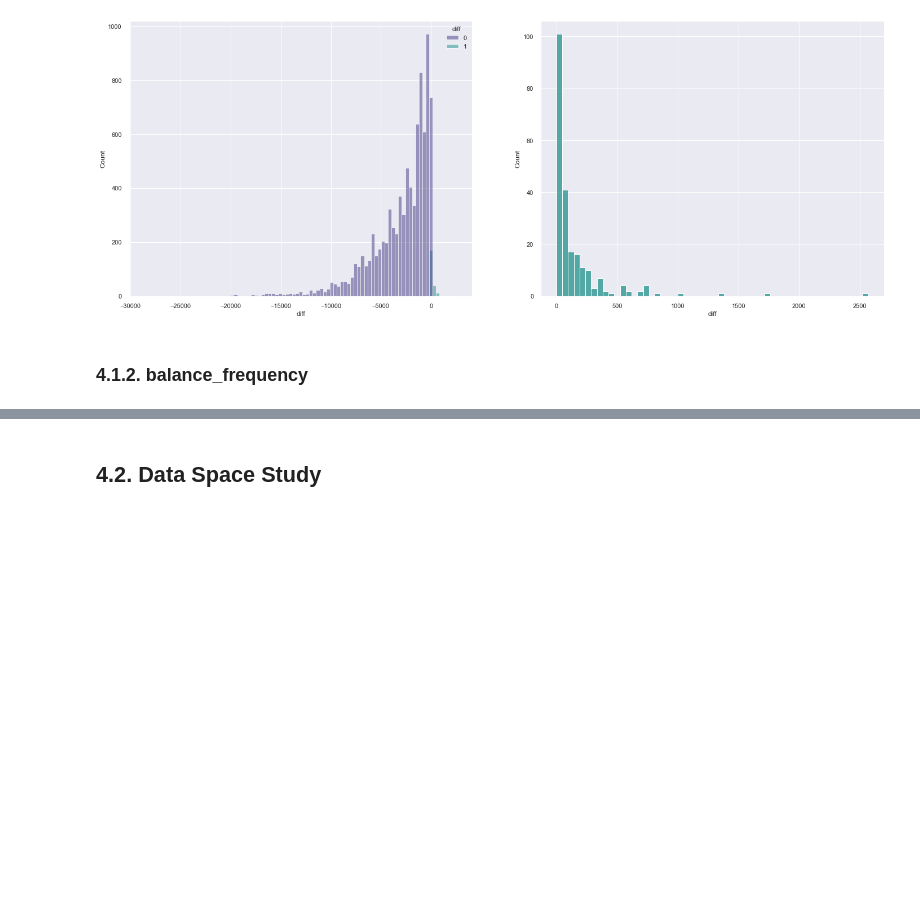
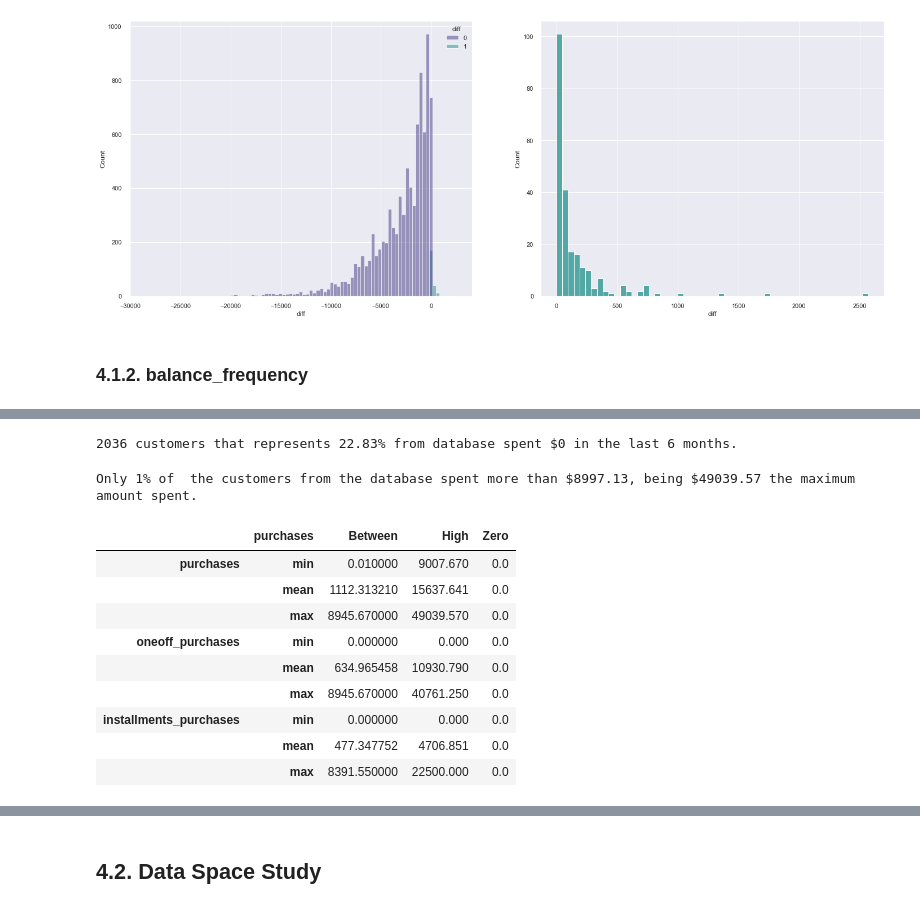
Before and after one commit to Matheus-Homem/international_bank_marketing, a Jupyter notebook: notebooks/c6_clustering_models.ipynb, the cells around one changed output, grey strips where cells are left out. Saved outputs shown, nothing was run; the diff lists cells and outputs as text; code cells hidden in the pictures; blank space fills up the shorter version.

```diff
--- a/notebooks/c6_clustering_models.ipynb
+++ b/notebooks/c6_clustering_models.ipynb
@@ -446,0 +334,28 @@ pass
+# %%
+n = df4[df4['purchases']==0].shape[0]
+print(f'{n} customers that represents {round(n/df4.shape[0]*100,2)}% from database spent $0 in the last 6 months.')
+# %% [output]
+2036 customers that represents 22.83% from database spent $0 in the last 6 months.
+# %%
+n1 = df4['purchases'].quantile(.99)
+n2 = df4['purchases'].max()
+print(f'Only 1% of  the customers from the database spent more than ${round(n1,2)}, being ${n2} the maximum amount spent.')
+# %% [output]
+Only 1% of  the customers from the database spent more than $8997.13, being $49039.57 the maximum amount spent.
+# %%
+purchases_gb = df4.groupby(df4['purchases'].apply(lambda x: 'High' if x>df4['purchases'].quantile(.99) else
+                                                            'Zero' if x==0 else
+                                                            'Between'))
+# %%
+purchases_gb[['purchases','oneoff_purchases','installments_purchases']].agg(['min','mean','max']).T
+# %% [output]
+|  | purchases | Between | High | Zero |
+| purchases | min | 0.010000 | 9007.670 | 0.0 |
+|  | mean | 1112.313210 | 15637.641 | 0.0 |
+|  | max | 8945.670000 | 49039.570 | 0.0 |
+| oneoff_purchases | min | 0.000000 | 0.000 | 0.0 |
+|  | mean | 634.965458 | 10930.790 | 0.0 |
+|  | max | 8945.670000 | 40761.250 | 0.0 |
+| installments_purchases | min | 0.000000 | 0.000 | 0.0 |
+|  | mean | 477.347752 | 4706.851 | 0.0 |
+|  | max | 8391.550000 | 22500.000 | 0.0 |
```
Also changed, not shown: parts of 74 cells of this notebook.
